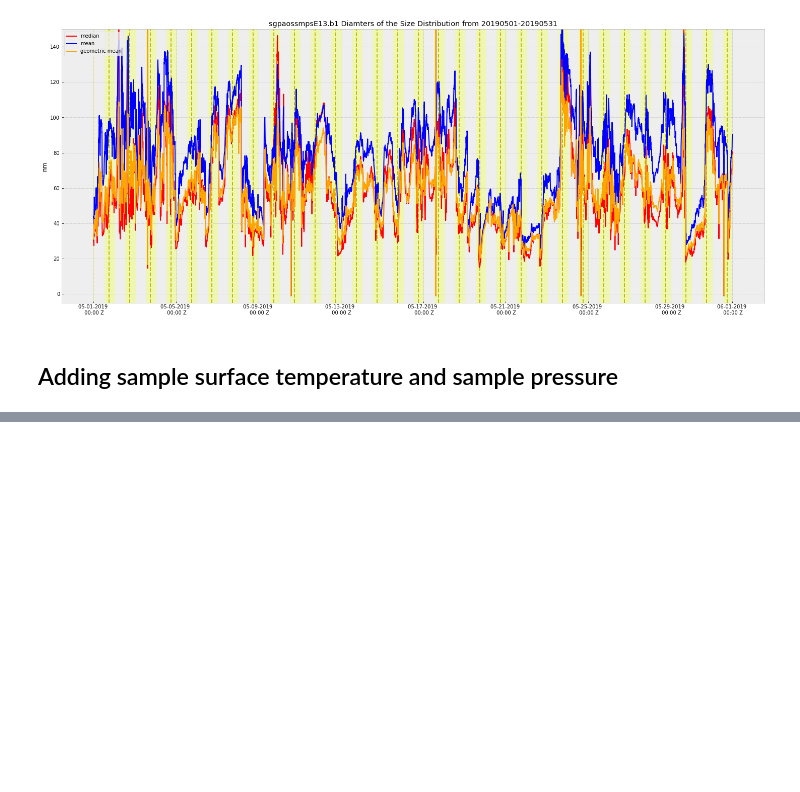
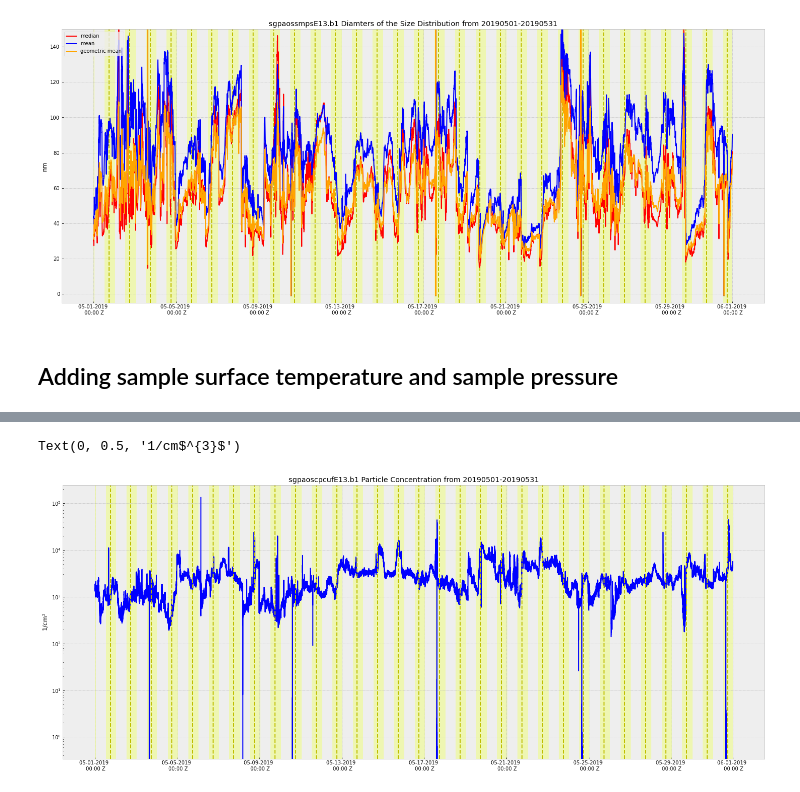
Before and after one commit to ReeseMishler/Work-File, a Jupyter notebook: AOS Proj.ipynb, the cells around one changed output, grey strips where cells are left out. Cells and saved outputs as stored; diff of their text form; code cells hidden in the pictures; blank space fills up the shorter version.

```diff
--- a/AOS Proj.ipynb
+++ b/AOS Proj.ipynb
@@ -218,0 +221,3 @@ ax2.legend(loc='upper right')
+# %%
+dsA3 = xr.concat([xr.open_dataset(f) for f in glob.glob(r"C:\Users\Reese\Desktop\AOS Proj Data\cpcuf\*.nc")], dim='time')
+dsA3
@@ -218,0 +242,18 @@ ax2.legend(loc='upper right')
+# %%
+strt_day = 1
+fig,ax = plt.subplots(1,1,figsize=(25,10))
+ax.plot(dsA3['time'],dsA3['concentration'], color = 'blue', label='concentration',zorder=2)
+
+counter = strt_day
+for i in range(31):
+    plt.axvspan('2019-05-'+'{:0>2}'.format(counter)+'T00:00:30.000000000','2019-05-'+'{:0>2}'.format(counter)+'T00:59:30.000000000', facecolor='#efff77', alpha=0.5, zorder=0)
+    plt.axvspan('2019-05-'+'{:0>2}'.format(counter)+'T12:59:30.000000000','2019-05-'+'{:0>2}'.format(counter)+'T23:59:30.000000000', facecolor='#efff77', alpha=0.5, zorder=0)
+    plt.axvline('2019-05-'+'{:0>2}'.format(counter)+'T17:59:30.000000000', color='y', linestyle='--')
+    counter += 1
+ax.set_yscale('log')
+ax.set_title("sgpaoscpcufE13.b1 Particle Concentration from 20190501-20190531")
+ax.xaxis.set_major_formatter(mpl.dates.DateFormatter('%m-%d-%Y \n %H:%M Z'))
+ax.set_ylabel('1/cm$^{3}$')
+# %% [output]
+Text(0, 0.5, '1/cm$^{3}$')
+[figure, added]
```
Also changed, not shown: parts of 4 cells of this notebook.
